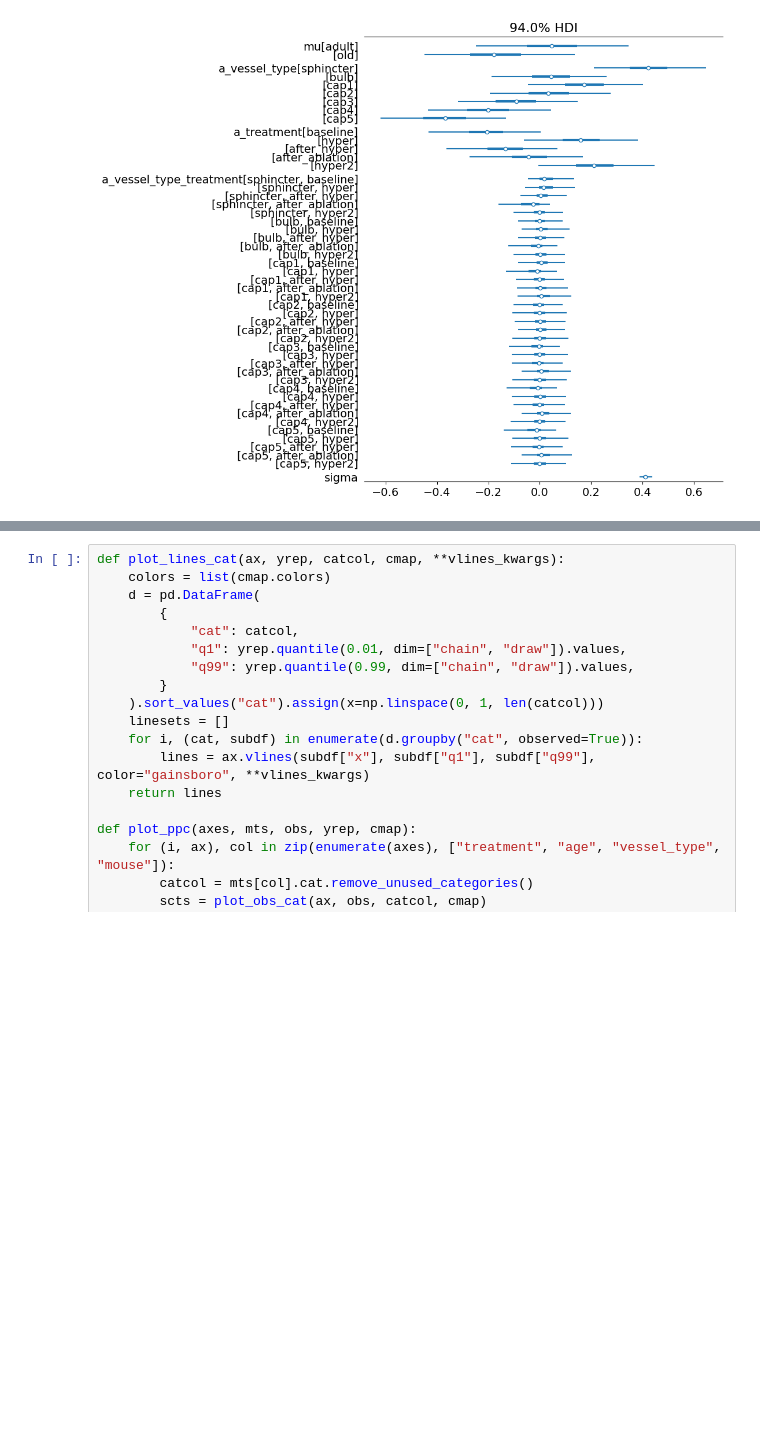
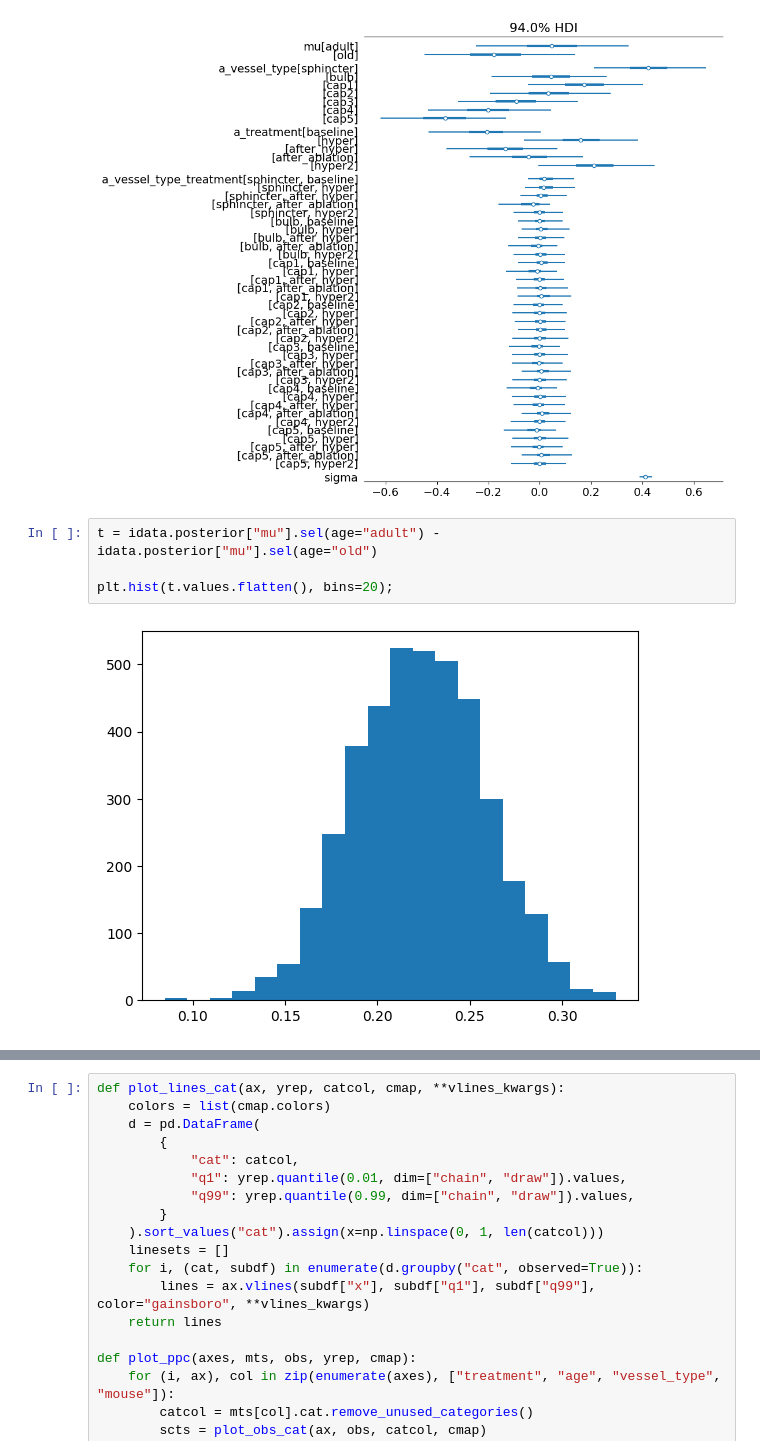
Before and after one commit to teddygroves/sphincter, a Jupyter notebook: sphincter/flow.ipynb, the cells around one changed output, grey strips where cells are left out. Drawn from its saved outputs; the diff is of its cells as text; blank space fills up the shorter version.

```diff
--- a/sphincter/flow.ipynb
+++ b/sphincter/flow.ipynb
@@ -191,6 +201,12 @@ az.plot_forest(
 );
 # %% [output]
 [figure]
+# %%
+t = idata.posterior["mu"].sel(age="adult") - idata.posterior["mu"].sel(age="old")
+
+plt.hist(t.values.flatten(), bins=20);
+# %% [output]
+[figure, added]
 # %%
 t = idata.posterior["a_treatment"].sel(treatment="after_ablation") - idata.posterior["a_treatment"].sel(treatment="after_hyper")
 
```
Also changed, not shown: parts of 2 cells of this notebook, 3 other files.
